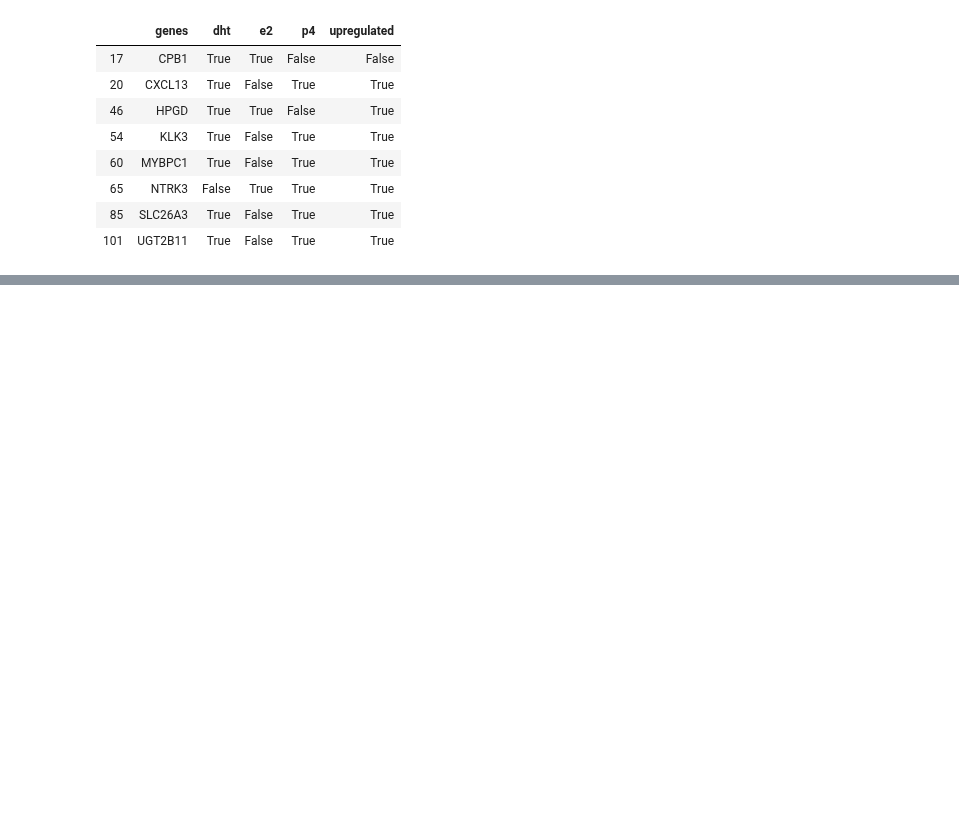
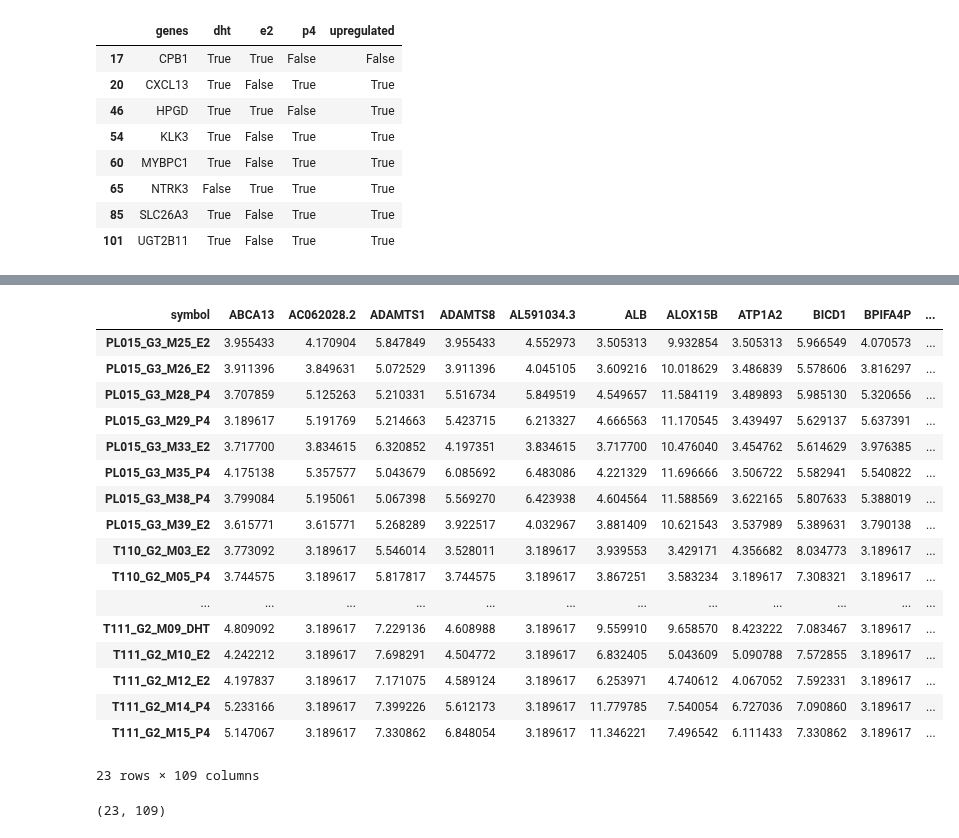
Before and after one commit to valentinoli/pdx, a Jupyter notebook: scripts/dataExploration.ipynb, the cells around one changed output, grey strips where cells are left out. Cells and saved outputs as stored; diff of their text form; code cells hidden in the pictures; blank space fills up the shorter version.

Commit message:
Extrected the label from the index. Removed subjects belonging to control group or two groups at the same time

```diff
--- a/scripts/dataExploration.ipynb
+++ b/scripts/dataExploration.ipynb
@@ -71,3 +58,36 @@ pdx.head()
+# %%
+# Extract PDX tumor data,
+# only retaining selected genes
+pdx = load_pdx(genes_list.genes)
+#extract the label from the index
+pdx['label'] = pdx.index.to_series().str.rsplit("_", 1).map(lambda x: x[1])
+#remove the subjects with more than one label
+pdx = pdx[pdx['label'].str.contains('\+') == False]
+pdx = pdx[pdx['label'].str.contains('CTRL') == False]
+pdx
+# %% [output]
+| symbol | ABCA13 | AC062028.2 | ADAMTS1 | ADAMTS8 | AL591034.3 | ALB | ALOX15B | ATP1A2 | BICD1 | BPIFA4P | ... |
+| PL015_G3_M25_E2 | 3.955433 | 4.170904 | 5.847849 | 3.955433 | 4.552973 | 3.505313 | 9.932854 | 3.505313 | 5.966549 | 4.070573 | ... |
+| PL015_G3_M26_E2 | 3.911396 | 3.849631 | 5.072529 | 3.911396 | 4.045105 | 3.609216 | 10.018629 | 3.486839 | 5.578606 | 3.816297 | ... |
+| PL015_G3_M28_P4 | 3.707859 | 5.125263 | 5.210331 | 5.516734 | 5.849519 | 4.549657 | 11.584119 | 3.489893 | 5.985130 | 5.320656 | ... |
+| PL015_G3_M29_P4 | 3.189617 | 5.191769 | 5.214663 | 5.423715 | 6.213327 | 4.666563 | 11.170545 | 3.439497 | 5.629137 | 5.637391 | ... |
+| PL015_G3_M33_E2 | 3.717700 | 3.834615 | 6.320852 | 4.197351 | 3.834615 | 3.717700 | 10.476040 | 3.454762 | 5.614629 | 3.976385 | ... |
+| PL015_G3_M35_P4 | 4.175138 | 5.357577 | 5.043679 | 6.085692 | 6.483086 | 4.221329 | 11.696666 | 3.506722 | 5.582941 | 5.540822 | ... |
+| PL015_G3_M38_P4 | 3.799084 | 5.195061 | 5.067398 | 5.569270 | 6.423938 | 4.604564 | 11.588569 | 3.622165 | 5.807633 | 5.388019 | ... |
+| PL015_G3_M39_E2 | 3.615771 | 3.615771 | 5.268289 | 3.922517 | 4.032967 | 3.881409 | 10.621543 | 3.537989 | 5.389631 | 3.790138 | ... |
+| T110_G2_M03_E2 | 3.773092 | 3.189617 | 5.546014 | 3.528011 | 3.189617 | 3.939553 | 3.429171 | 4.356682 | 8.034773 | 3.189617 | ... |
+| T110_G2_M05_P4 | 3.744575 | 3.189617 | 5.817817 | 3.744575 | 3.189617 | 3.867251 | 3.583234 | 3.189617 | 7.308321 | 3.189617 | ... |
+| ... | ... | ... | ... | ... | ... | ... | ... | ... | ... | ... | ... |
+| T111_G2_M09_DHT | 4.809092 | 3.189617 | 7.229136 | 4.608988 | 3.189617 | 9.559910 | 9.658570 | 8.423222 | 7.083467 | 3.189617 | ... |
+| T111_G2_M10_E2 | 4.242212 | 3.189617 | 7.698291 | 4.504772 | 3.189617 | 6.832405 | 5.043609 | 5.090788 | 7.572855 | 3.189617 | ... |
+| T111_G2_M12_E2 | 4.197837 | 3.189617 | 7.171075 | 4.589124 | 3.189617 | 6.253971 | 4.740612 | 4.067052 | 7.592331 | 3.189617 | ... |
+| T111_G2_M14_P4 | 5.233166 | 3.189617 | 7.399226 | 5.612173 | 3.189617 | 11.779785 | 7.540054 | 6.727036 | 7.090860 | 3.189617 | ... |
+| T111_G2_M15_P4 | 5.147067 | 3.189617 | 7.330862 | 6.848054 | 3.189617 | 11.346221 | 7.496542 | 6.111433 | 7.330862 | 3.189617 | ... |
+23 rows × 109 columns
+# %%
+pdx.shape
+# %% [output]
+(23, 109)
 # %%
 # PCA decomposition of original gene list
 # we want to verify that the pre-selected genes are linearly independent
```
Also changed, not shown: parts of 1 cell of this notebook.
